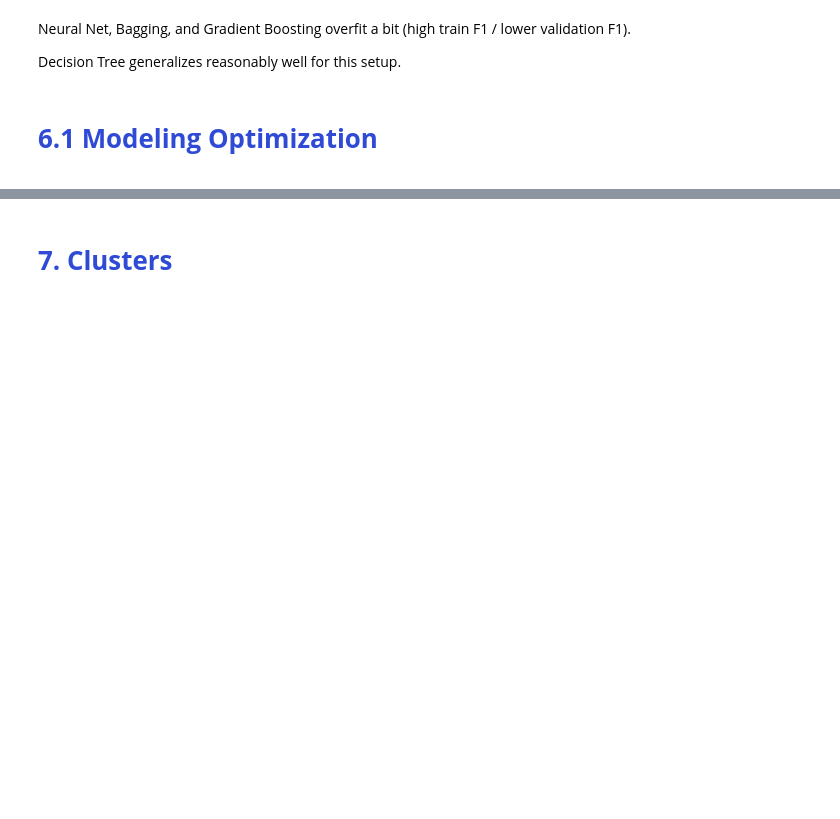
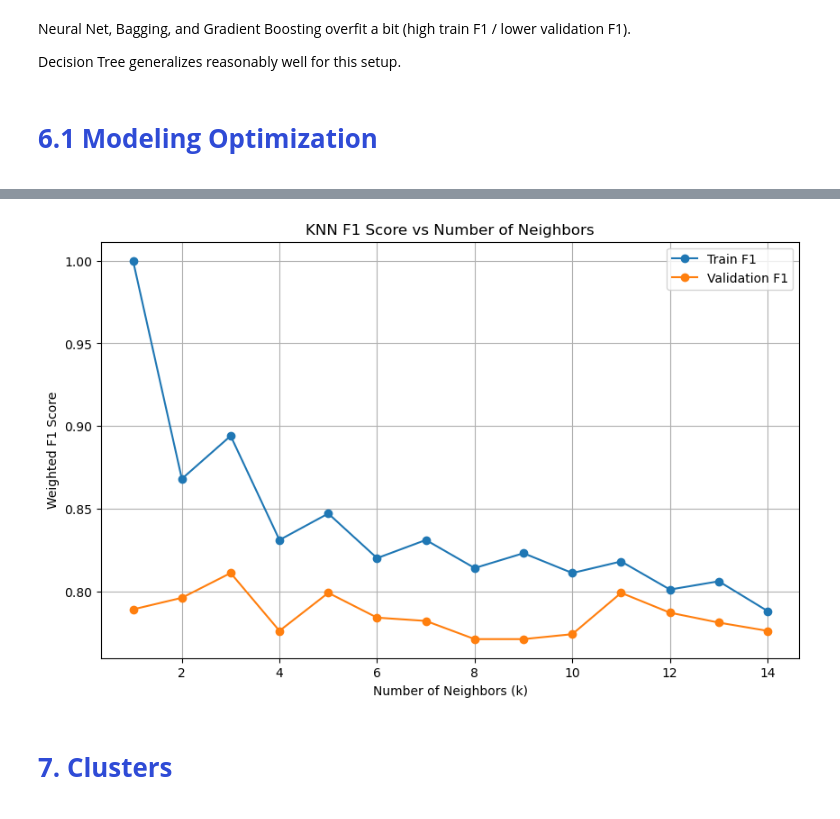
Before and after one commit to deboratcruz11/bootcamp, a Jupyter notebook: HR_Attrition.ipynb, the cells around one changed output, grey strips where cells are left out. Saved outputs shown, nothing was run; the diff lists cells and outputs as text; code cells hidden in the pictures; blank space fills up the shorter version.

```diff
--- a/HR_Attrition.ipynb
+++ b/HR_Attrition.ipynb
@@ -1480,3 +1522,43 @@ Decision Tree generalizes reasonably well for this setup.
+# %%
+# Function to evaluate KNN over a range of k values with scaling
+def evaluate_knn_with_scaling(X_train_extended, y_train, X_val_extended, y_val, k_values):
+    # Scale features
+    scaler = StandardScaler()
+    X_train_scaled = scaler.fit_transform(X_train_extended)
+    X_val_scaled = scaler.transform(X_val_extended)
+
+    f1_train_scores = []
+    f1_val_scores = []
+
+    for k in k_values:
+        model = KNeighborsClassifier(n_neighbors=k)
+        model.fit(X_train_scaled, y_train)
+
+        y_pred_train = model.predict(X_train_scaled)
+        y_pred_val = model.predict(X_val_scaled)
+
+        f1_train = round(f1_score(y_train, y_pred_train, average='weighted'), 3)
+        f1_val = round(f1_score(y_val, y_pred_val, average='weighted'), 3)
+
+        f1_train_scores.append(f1_train)
+        f1_val_scores.append(f1_val)
+
+    return f1_train_scores, f1_val_scores
+# %%
+k_values = list(range(1, 15))
+f1_train, f1_val = evaluate_knn_with_scaling(X_train_strong, y_train, X_val_strong, y_val, k_values)
+
+plt.figure(figsize=(10,6))
+plt.plot(k_values, f1_train, label='Train F1', marker='o')
+plt.plot(k_values, f1_val, label='Validation F1', marker='o')
+plt.xlabel('Number of Neighbors (k)')
+plt.ylabel('Weighted F1 Score')
+plt.title('KNN F1 Score vs Number of Neighbors')
+plt.legend()
+plt.grid(True)
+plt.show()
+# %% [output]
+[figure, added]
 # %% [markdown]
 <a class="anchor" id="2nd-bullet">
 
```
Also changed, not shown: parts of 6 cells of this notebook.
